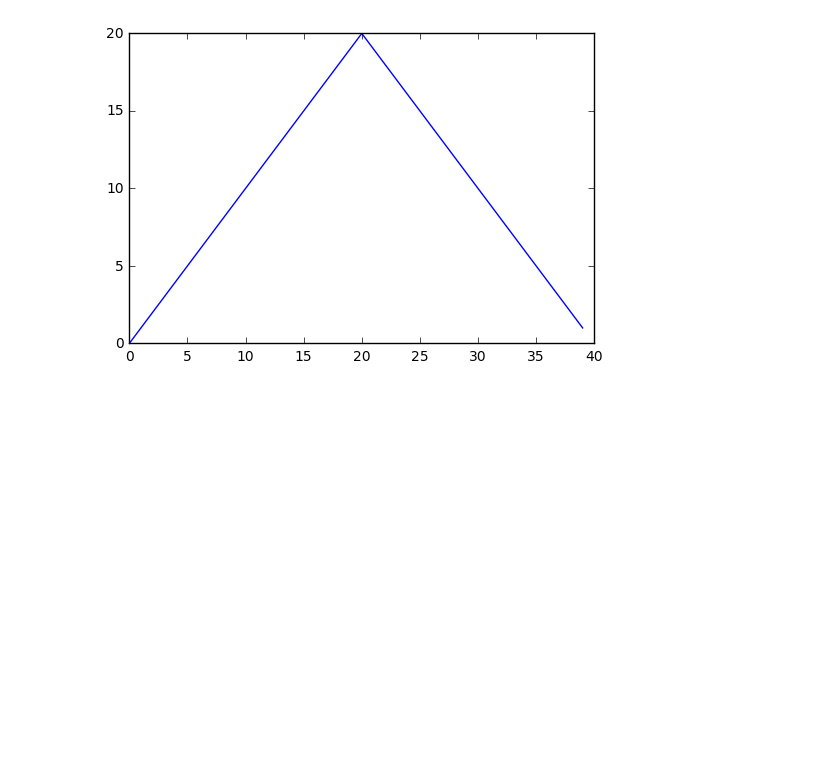
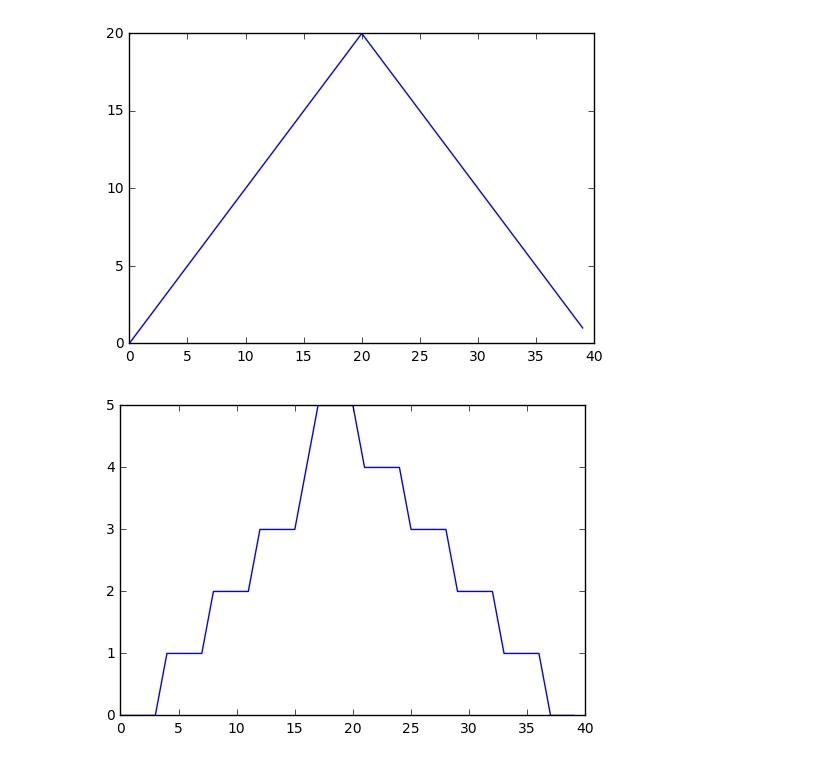
Before and after one commit to YuanwenGuo/notes, a Jupyter notebook: Untitled.ipynb, the cells around one changed output. Cells and saved outputs as stored; diff of their text form; code cells hidden in the pictures; blank space fills up the shorter version.

```diff
--- a/Untitled.ipynb
+++ b/Untitled.ipynb
@@ -175,3 +175,7 @@ ave_plot=matplotlib.pyplot.plot(ave_inflammation)
 max_plot=matplotlib.pyplot.plot(numpy.max(data, axis=0))
 # %% [output]
 [figure]
+# %%
+min_plot=matplotlib.pyplot.plot(numpy.min(data,axis=0))
+# %% [output]
+[figure, added]
```
